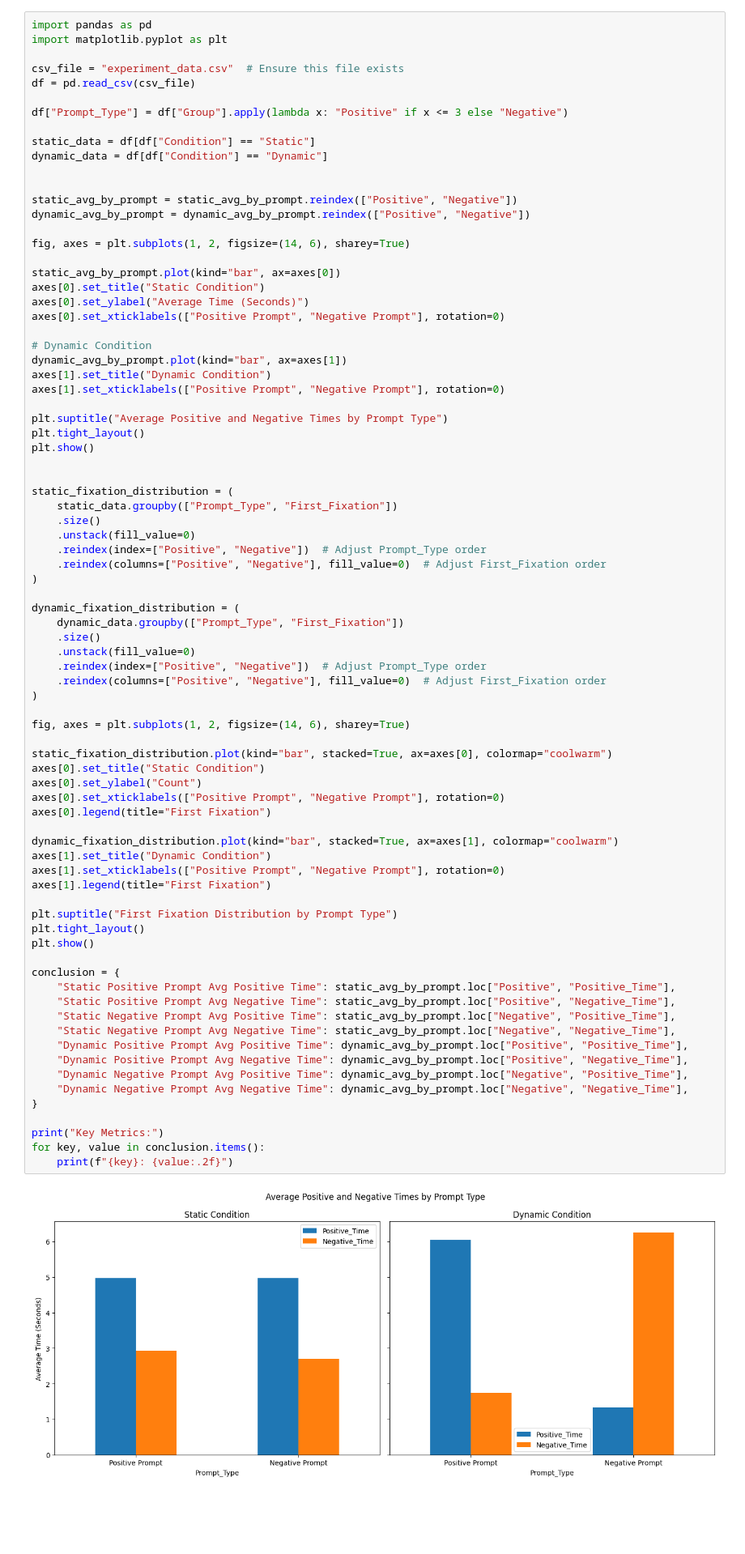
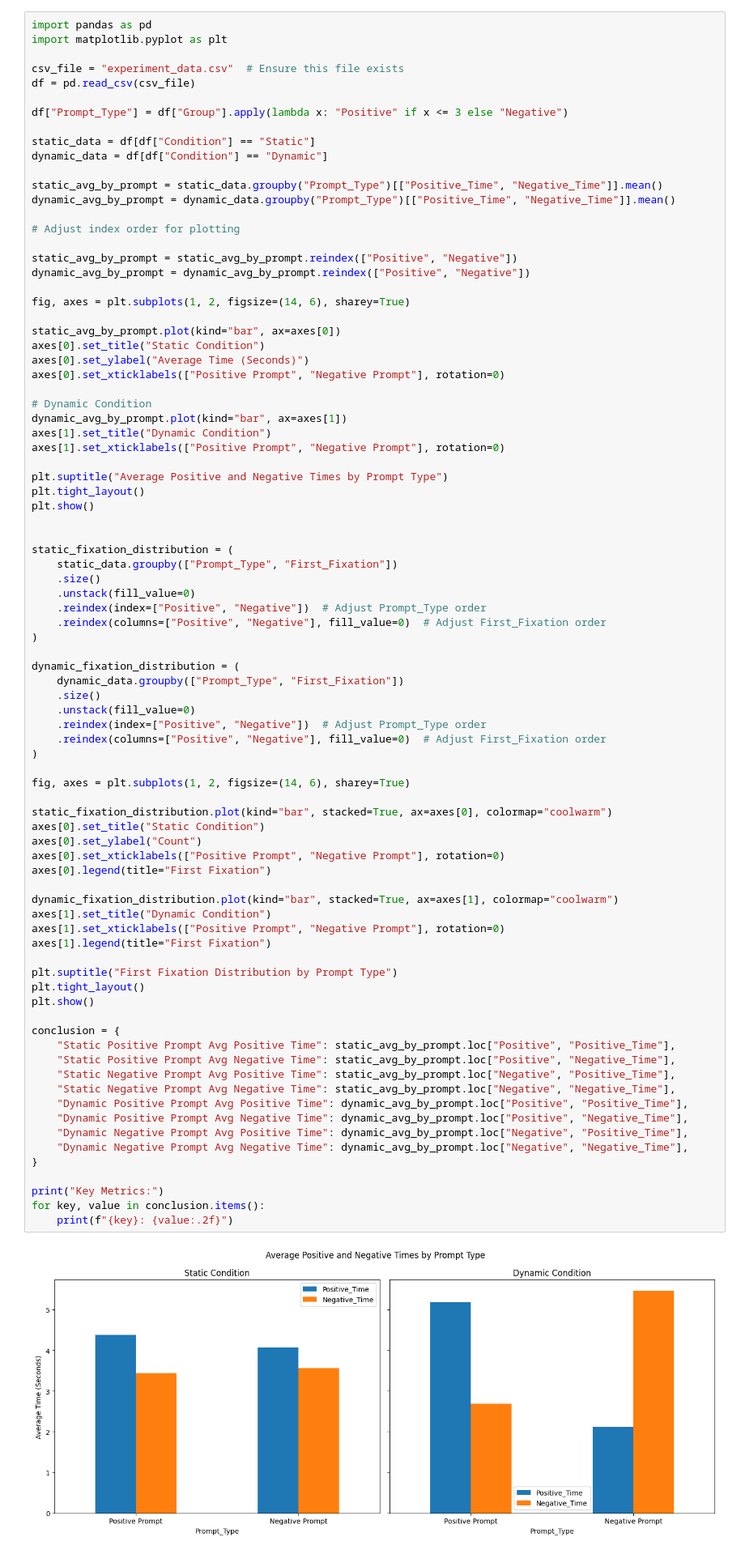
Before and after one commit to llforyou1/CCS3, a Jupyter notebook: Eye_tracking.ipynb, the cells around one changed output. Shown at 81% size. Drawn from its saved outputs; the diff is of its cells as text; blank space fills up the shorter version.

```diff
--- a/Eye_tracking.ipynb
+++ b/Eye_tracking.ipynb
@@ -186,6 +186,10 @@ df["Prompt_Type"] = df["Group"].apply(lambda x: "Positive" if x <= 3 else "Negat
 static_data = df[df["Condition"] == "Static"]
 dynamic_data = df[df["Condition"] == "Dynamic"]
 
+static_avg_by_prompt = static_data.groupby("Prompt_Type")[["Positive_Time", "Negative_Time"]].mean()
+dynamic_avg_by_prompt = dynamic_data.groupby("Prompt_Type")[["Positive_Time", "Negative_Time"]].mean()
+
+# Adjust index order for plotting
 
 static_avg_by_prompt = static_avg_by_prompt.reindex(["Positive", "Negative"])
 dynamic_avg_by_prompt = dynamic_avg_by_prompt.reindex(["Positive", "Negative"])
@@ -228,33 +232,33 @@ fig, axes = plt.subplots(1, 2, figsize=(14, 6), sharey=True)
 static_fixation_distribution.plot(kind="bar", stacked=True, ax=axes[0], colormap="coolwarm")
 axes[0].set_title("Static Condition")
 axes[0].set_ylabel("Count")
 axes[0].set_xticklabels(["Positive Prompt", "Negative Prompt"], rotation=0)
 axes[0].legend(title="First Fixation")
 
 dynamic_fixation_distribution.plot(kind="bar", stacked=True, ax=axes[1], colormap="coolwarm")
 axes[1].set_title("Dynamic Condition")
 axes[1].set_xticklabels(["Positive Prompt", "Negative Prompt"], rotation=0)
 axes[1].legend(title="First Fixation")
 
 plt.suptitle("First Fixation Distribution by Prompt Type")
 plt.tight_layout()
 plt.show()
 
 conclusion = {
     "Static Positive Prompt Avg Positive Time": static_avg_by_prompt.loc["Positive", "Positive_Time"],
     "Static Positive Prompt Avg Negative Time": static_avg_by_prompt.loc["Positive", "Negative_Time"],
     "Static Negative Prompt Avg Positive Time": static_avg_by_prompt.loc["Negative", "Positive_Time"],
     "Static Negative Prompt Avg Negative Time": static_avg_by_prompt.loc["Negative", "Negative_Time"],
     "Dynamic Positive Prompt Avg Positive Time": dynamic_avg_by_prompt.loc["Positive", "Positive_Time"],
     "Dynamic Positive Prompt Avg Negative Time": dynamic_avg_by_prompt.loc["Positive", "Negative_Time"],
     "Dynamic Negative Prompt Avg Positive Time": dynamic_avg_by_prompt.loc["Negative", "Positive_Time"],
     "Dynamic Negative Prompt Avg Negative Time": dynamic_avg_by_prompt.loc["Negative", "Negative_Time"],
 }
 
 print("Key Metrics:")
 for key, value in conclusion.items():
     print(f"{key}: {value:.2f}")
 # %% [output]
-[figure, old version]
+[figure, new version]
 [figure]
 Key Metrics:
```
Also changed, not shown: parts of 1 cell of this notebook.
